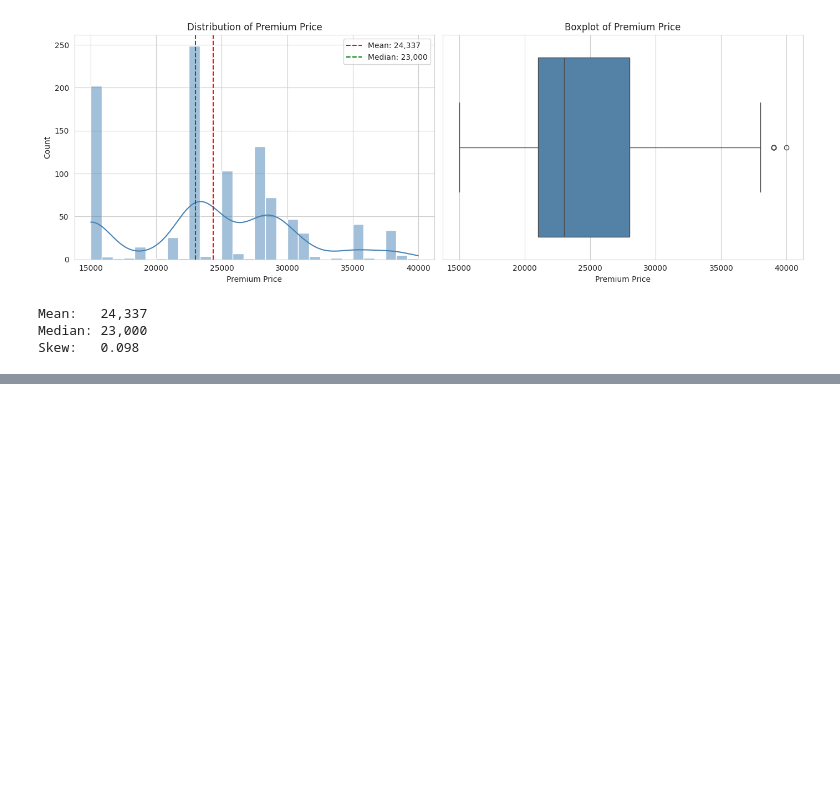
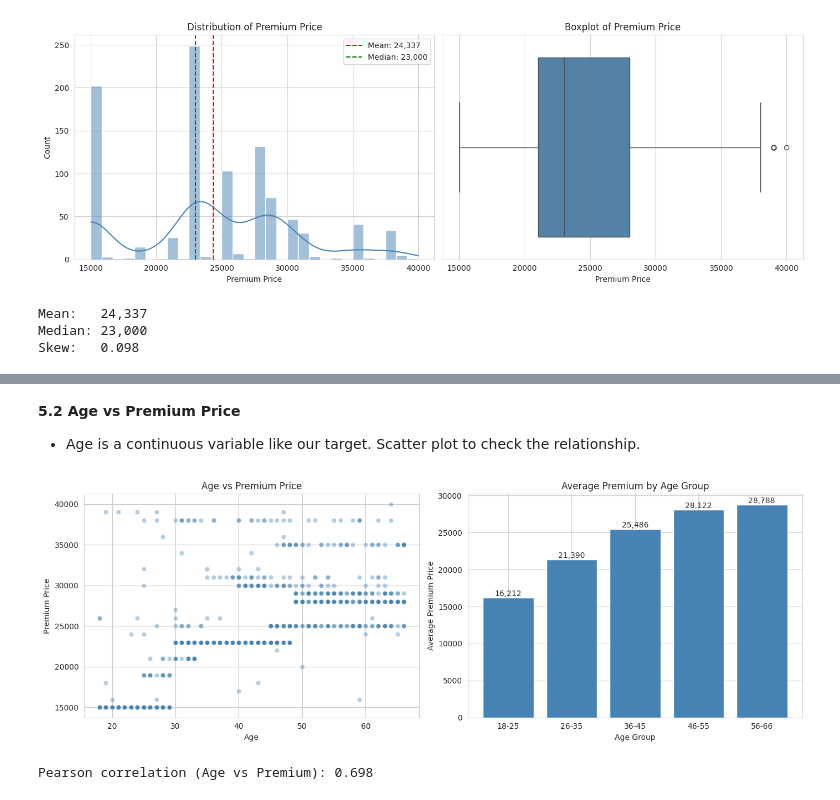
Before and after one commit to pallabiroyds/insurance-cost-prediction, a Jupyter notebook: notebooks/01_EDA_and_Visualization.ipynb, the cells around one changed output, grey strips where cells are left out. Saved outputs shown, nothing was run; the diff lists cells and outputs as text; code cells hidden in the pictures; blank space fills up the shorter version.

Commit message:
EDA complete
 Distribution analysis, correlations, outliers, BMI feature

```diff
--- a/notebooks/01_EDA_and_Visualization.ipynb
+++ b/notebooks/01_EDA_and_Visualization.ipynb
@@ -147,0 +156,33 @@ Skew:   0.098
+# %% [markdown]
+**5.2 Age vs Premium Price**
+
+*   Age is a continuous variable like our target. Scatter plot to check the relationship.
+# %%
+fig, axes = plt.subplots(1, 2, figsize=(14, 5))
+
+# Scatter plot
+axes[0].scatter(df['Age'], df['PremiumPrice'], alpha=0.4, color='steelblue', edgecolors='white', linewidth=0.5)
+axes[0].set_title('Age vs Premium Price')
+axes[0].set_xlabel('Age')
+axes[0].set_ylabel('Premium Price')
+
+# Age binned into groups — average premium per group
+df['AgeGroup'] = pd.cut(df['Age'], bins=[17, 25, 35, 45, 55, 66], labels=['18-25', '26-35', '36-45', '46-55', '56-66'])
+age_premium = df.groupby('AgeGroup')['PremiumPrice'].mean()
+axes[1].bar(age_premium.index, age_premium.values, color='steelblue', edgecolor='white')
+axes[1].set_title('Average Premium by Age Group')
+axes[1].set_xlabel('Age Group')
+axes[1].set_ylabel('Average Premium Price')
+
+# Add value labels on bars
+for i, v in enumerate(age_premium.values):
+    axes[1].text(i, v + 200, f'{v:,.0f}', ha='center', fontsize=10)
+
+plt.tight_layout()
+plt.show()
+
+# Correlation
+print(f"Pearson correlation (Age vs Premium): {df['Age'].corr(df['PremiumPrice']):.3f}")
+# %% [output]
+[figure, added]
+Pearson correlation (Age vs Premium): 0.698
```
Also changed, not shown: parts of 17 cells of this notebook.
